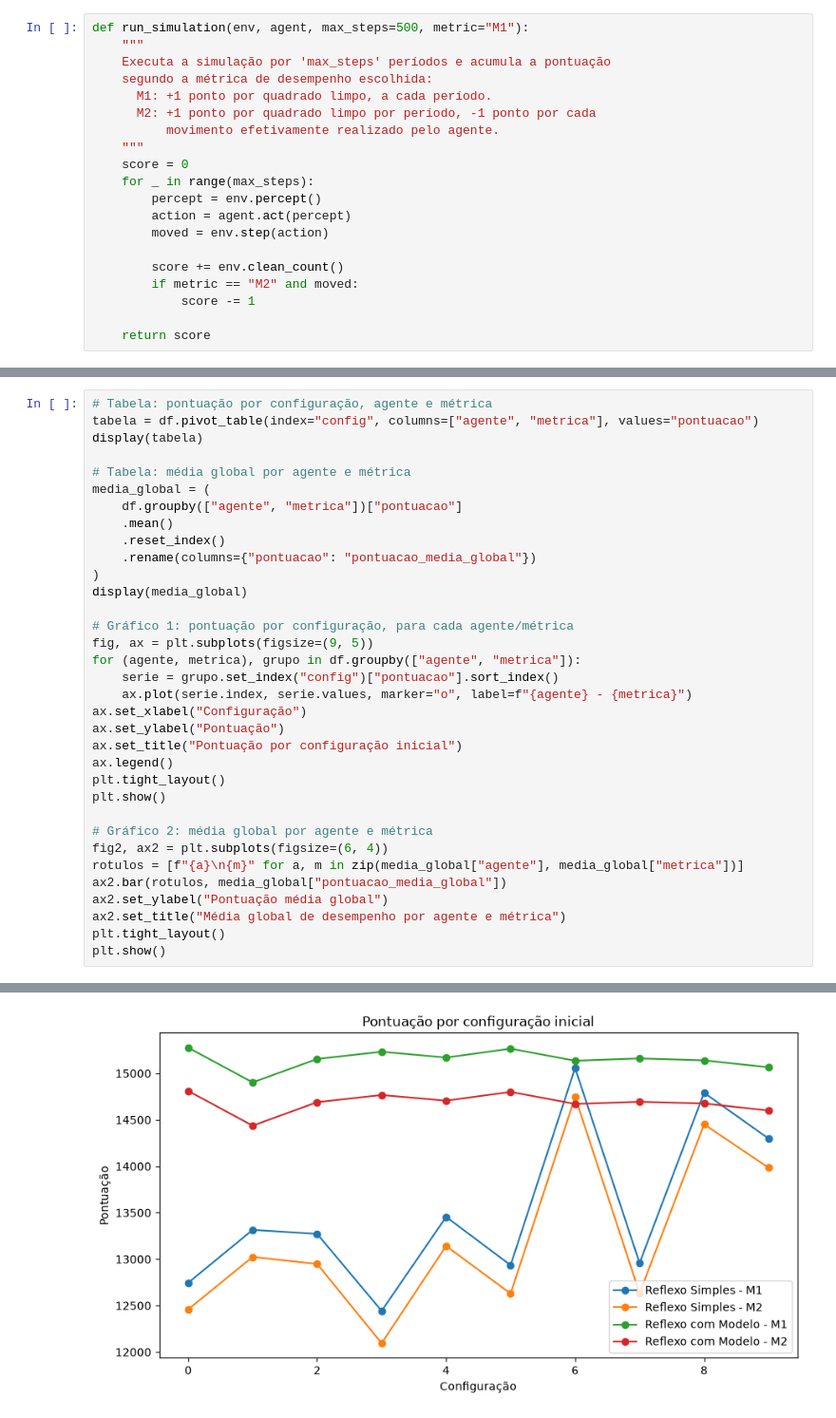
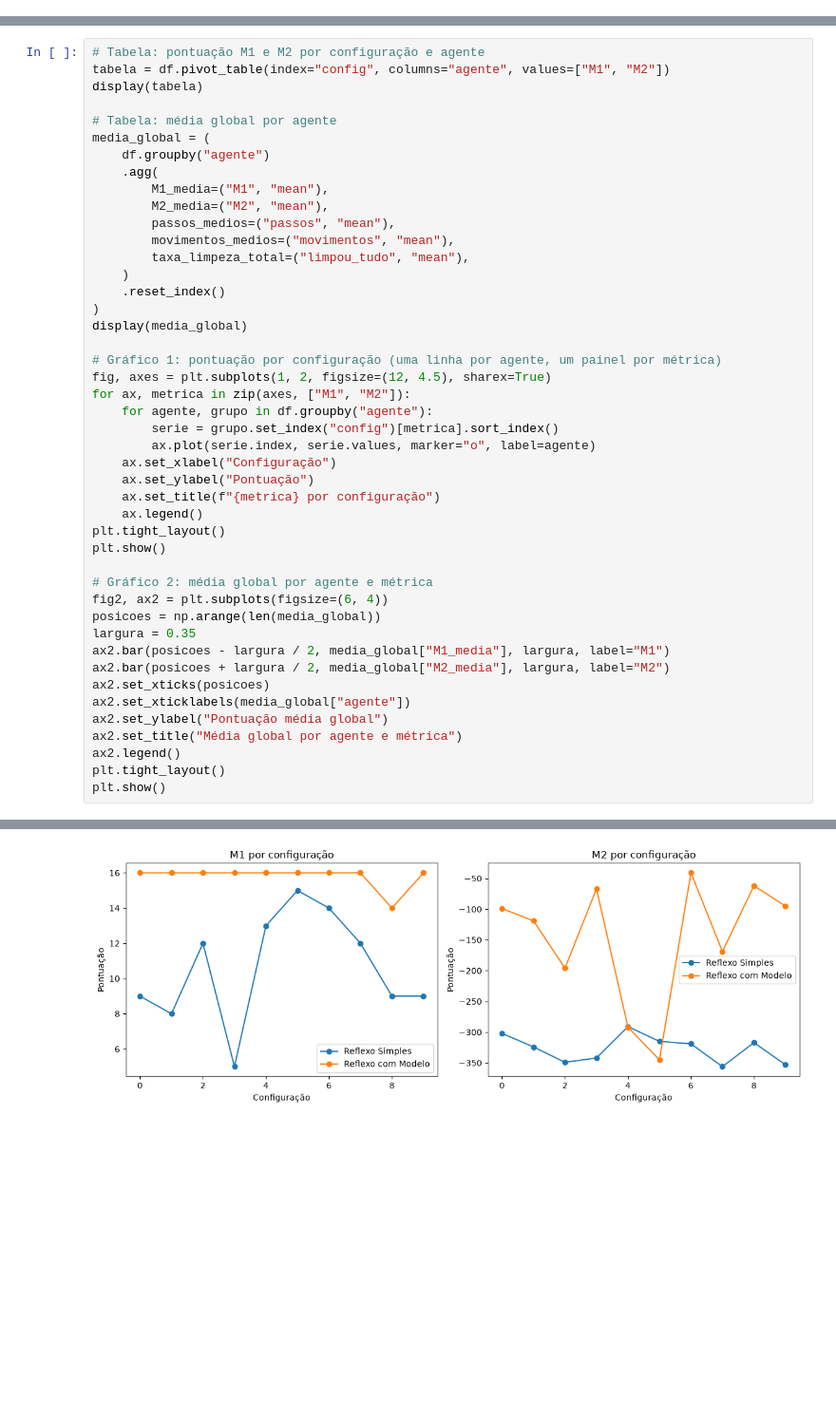
Before and after one commit to J0Vict0r/IC-Projeto1, a Jupyter notebook: avaliacao_agentes_aspirador.ipynb, the cells around one changed output, grey strips where cells are left out. Shown at 95% size. Drawn from its saved outputs; the diff is of its cells as text; blank space fills up the shorter version.

Commit message:
fix: Corríge equivoco com as métricas de avaliação

```diff
--- a/avaliacao_agentes_aspirador.ipynb
+++ b/avaliacao_agentes_aspirador.ipynb
@@ -161,23 +169,3 @@ class ModelBasedReflexAgent:
 
         self.last_action = acao
         return acao
-# %%
-def run_simulation(env, agent, max_steps=500, metric="M1"):
-    """
-    Executa a simulação por 'max_steps' períodos e acumula a pontuação
-    segundo a métrica de desempenho escolhida:
-      M1: +1 ponto por quadrado limpo, a cada período.
-      M2: +1 ponto por quadrado limpo por período, -1 ponto por cada
-          movimento efetivamente realizado pelo agente.
-    """
-    score = 0
-    for _ in range(max_steps):
-        percept = env.percept()
-        action = agent.act(percept)
-        moved = env.step(action)
-
-        score += env.clean_count()
-        if metric == "M2" and moved:
-            score -= 1
-
-    return score
@@ -263,35 +308,46 @@ df
 # %%
-# Tabela: pontuação por configuração, agente e métrica
-tabela = df.pivot_table(index="config", columns=["agente", "metrica"], values="pontuacao")
+# Tabela: pontuação M1 e M2 por configuração e agente
+tabela = df.pivot_table(index="config", columns="agente", values=["M1", "M2"])
 display(tabela)
 
-# Tabela: média global por agente e métrica
+# Tabela: média global por agente
 media_global = (
-    df.groupby(["agente", "metrica"])["pontuacao"]
-    .mean()
+    df.groupby("agente")
+    .agg(
+        M1_media=("M1", "mean"),
+        M2_media=("M2", "mean"),
+        passos_medios=("passos", "mean"),
+        movimentos_medios=("movimentos", "mean"),
+        taxa_limpeza_total=("limpou_tudo", "mean"),
+    )
     .reset_index()
-    .rename(columns={"pontuacao": "pontuacao_media_global"})
 )
 display(media_global)
 
-# Gráfico 1: pontuação por configuração, para cada agente/métrica
-fig, ax = plt.subplots(figsize=(9, 5))
-for (agente, metrica), grupo in df.groupby(["agente", "metrica"]):
-    serie = grupo.set_index("config")["pontuacao"].sort_index()
-    ax.plot(serie.index, serie.values, marker="o", label=f"{agente} - {metrica}")
-ax.set_xlabel("Configuração")
-ax.set_ylabel("Pontuação")
-ax.set_title("Pontuação por configuração inicial")
-ax.legend()
+# Gráfico 1: pontuação por configuração (uma linha por agente, um painel por métrica)
+fig, axes = plt.subplots(1, 2, figsize=(12, 4.5), sharex=True)
+for ax, metrica in zip(axes, ["M1", "M2"]):
+    for agente, grupo in df.groupby("agente"):
+        serie = grupo.set_index("config")[metrica].sort_index()
+        ax.plot(serie.index, serie.values, marker="o", label=agente)
+    ax.set_xlabel("Configuração")
+    ax.set_ylabel("Pontuação")
+    ax.set_title(f"{metrica} por configuração")
+    ax.legend()
 plt.tight_layout()
 plt.show()
 
 # Gráfico 2: média global por agente e métrica
 fig2, ax2 = plt.subplots(figsize=(6, 4))
-rotulos = [f"{a}\n{m}" for a, m in zip(media_global["agente"], media_global["metrica"])]
-ax2.bar(rotulos, media_global["pontuacao_media_global"])
+posicoes = np.arange(len(media_global))
+largura = 0.35
+ax2.bar(posicoes - largura / 2, media_global["M1_media"], largura, label="M1")
+ax2.bar(posicoes + largura / 2, media_global["M2_media"], largura, label="M2")
+ax2.set_xticks(posicoes)
+ax2.set_xticklabels(media_global["agente"])
 ax2.set_ylabel("Pontuação média global")
-ax2.set_title("Média global de desempenho por agente e métrica")
+ax2.set_title("Média global por agente e métrica")
+ax2.legend()
 plt.tight_layout()
 plt.show()
 # %% [output]
@@ -316 +370 @@ plt.show()
-[figure, old version]
+[figure, new version]
```
Also changed, not shown: parts of 5 cells of this notebook.
